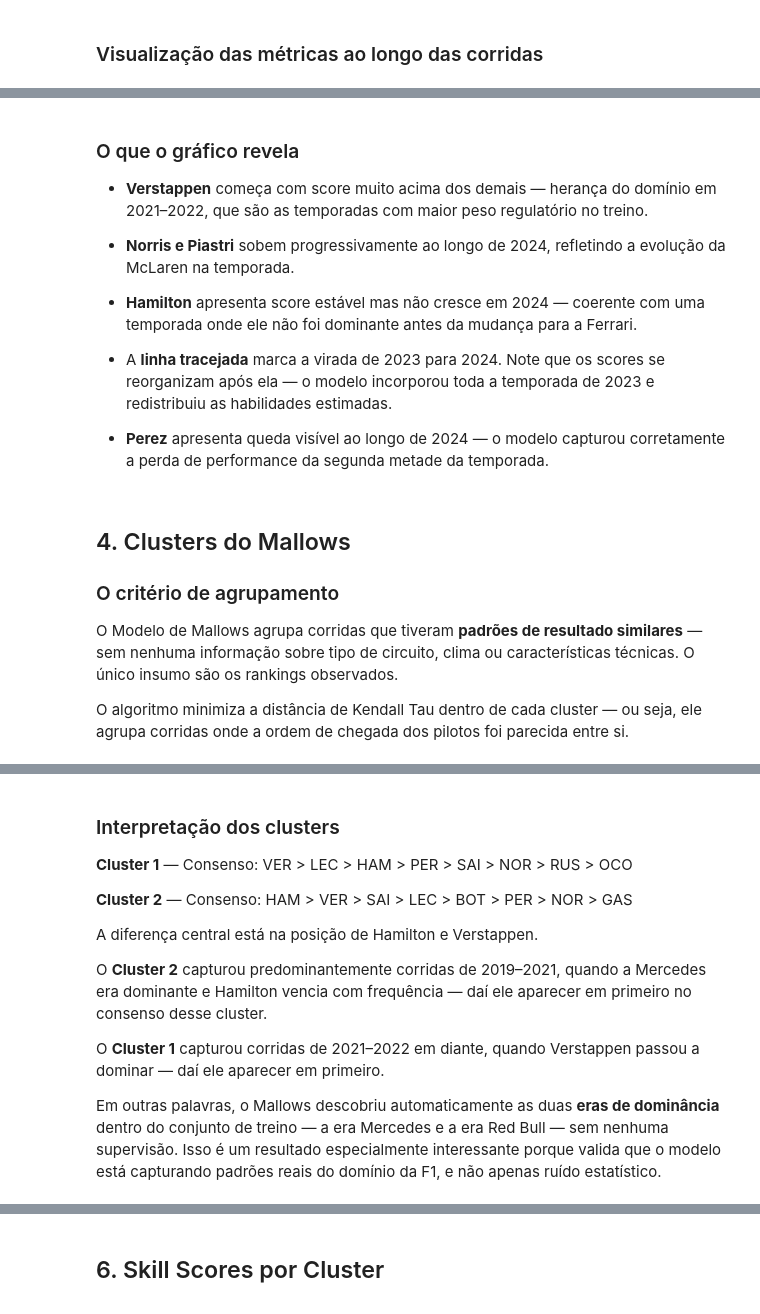
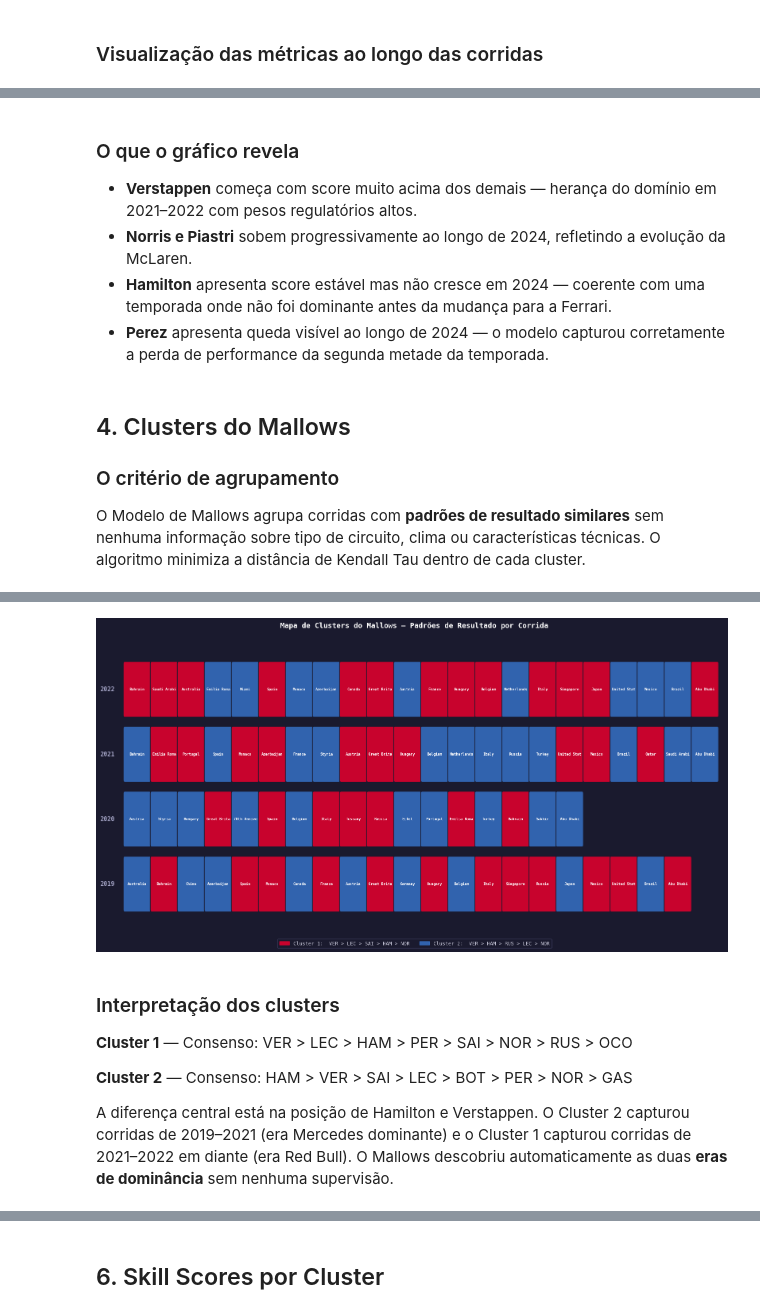
Before and after one commit to Guili-Lopes/Projeto-Formula1, a Jupyter notebook: notebooks/05_resultados_analise_pipeline1_Mallows_PlackettLuce.ipynb, the cells around one changed output, grey strips where cells are left out. Drawn from its saved outputs; the diff is of its cells as text; code cells hidden in the pictures.

```diff
--- a/notebooks/05_resultados_analise_pipeline1_Mallows_PlackettLuce.ipynb
+++ b/notebooks/05_resultados_analise_pipeline1_Mallows_PlackettLuce.ipynb
@@ -305,20 +274,12 @@ plt.show()
 # %% [markdown]
 ### O que o gráfico revela
 
-- **Verstappen** começa com score muito acima dos demais — herança do
-  domínio em 2021–2022, que são as temporadas com maior peso regulatório
-  no treino.
-
-- **Norris e Piastri** sobem progressivamente ao longo de 2024, refletindo
-  a evolução da McLaren na temporada.
-
-- **Hamilton** apresenta score estável mas não cresce em 2024 — coerente
-  com uma temporada onde ele não foi dominante antes da mudança para a Ferrari.
-
-- A **linha tracejada** marca a virada de 2023 para 2024. Note que os
-  scores se reorganizam após ela — o modelo incorporou toda a temporada
-  de 2023 e redistribuiu as habilidades estimadas.
-
+- **Verstappen** começa com score muito acima dos demais — herança do domínio
+  em 2021–2022 com pesos regulatórios altos.
+- **Norris e Piastri** sobem progressivamente ao longo de 2024, refletindo a
+  evolução da McLaren.
+- **Hamilton** apresenta score estável mas não cresce em 2024 — coerente com
+  uma temporada onde não foi dominante antes da mudança para a Ferrari.
 - **Perez** apresenta queda visível ao longo de 2024 — o modelo capturou
   corretamente a perda de performance da segunda metade da temporada.
 # %% [markdown]
@@ -326,28 +287,26 @@ plt.show()
 
 ### O critério de agrupamento
 
-O Modelo de Mallows agrupa corridas que tiveram **padrões de resultado
-similares** — sem nenhuma informação sobre tipo de circuito, clima ou
-características técnicas. O único insumo são os rankings observados.
-
-O algoritmo minimiza a distância de Kendall Tau dentro de cada cluster —
-ou seja, ele agrupa corridas onde a ordem de chegada dos pilotos foi
-parecida entre si.
+O Modelo de Mallows agrupa corridas com **padrões de resultado similares**
+sem nenhuma informação sobre tipo de circuito, clima ou características técnicas.
+O algoritmo minimiza a distância de Kendall Tau dentro de cada cluster.
 # %%
 train_seasons_list = [r.season for r in train_records]
 train_races_list   = [r.race   for r in train_records]
 train_assignments  = state.assignments[:len(train_records)]
 
 fig = plot_cluster_map(
     race_names  = train_races_list,
     assignments = train_assignments,
     consensos   = state.mallows.consensos,
     n_clusters  = state.n_clusters,
     seasons     = train_seasons_list,
 )
-plt.show()
+plt.tight_layout()
+display(fig)
 # %% [output]
 [figure]
+[figure, added]
 # %% [markdown]
 ### Interpretação dos clusters
 
@@ -355,20 +314,10 @@ plt.show()
 
 **Cluster 2** — Consenso: HAM > VER > SAI > LEC > BOT > PER > NOR > GAS
 
-A diferença central está na posição de Hamilton e Verstappen.
-
-O **Cluster 2** capturou predominantemente corridas de 2019–2021,
-quando a Mercedes era dominante e Hamilton vencia com frequência —
-daí ele aparecer em primeiro no consenso desse cluster.
-
-O **Cluster 1** capturou corridas de 2021–2022 em diante, quando
-Verstappen passou a dominar — daí ele aparecer em primeiro.
-
-Em outras palavras, o Mallows descobriu automaticamente as duas
-**eras de dominância** dentro do conjunto de treino — a era Mercedes
-e a era Red Bull — sem nenhuma supervisão. Isso é um resultado
-especialmente interessante porque valida que o modelo está capturando
-padrões reais do domínio da F1, e não apenas ruído estatístico.
+A diferença central está na posição de Hamilton e Verstappen. O Cluster 2
+capturou corridas de 2019–2021 (era Mercedes dominante) e o Cluster 1 capturou
+corridas de 2021–2022 em diante (era Red Bull). O Mallows descobriu
+automaticamente as duas **eras de dominância** sem nenhuma supervisão.
 # %% [markdown]
 ## 5. Pesos Regulatórios
 
```
Also changed, not shown: parts of 19 cells of this notebook.
